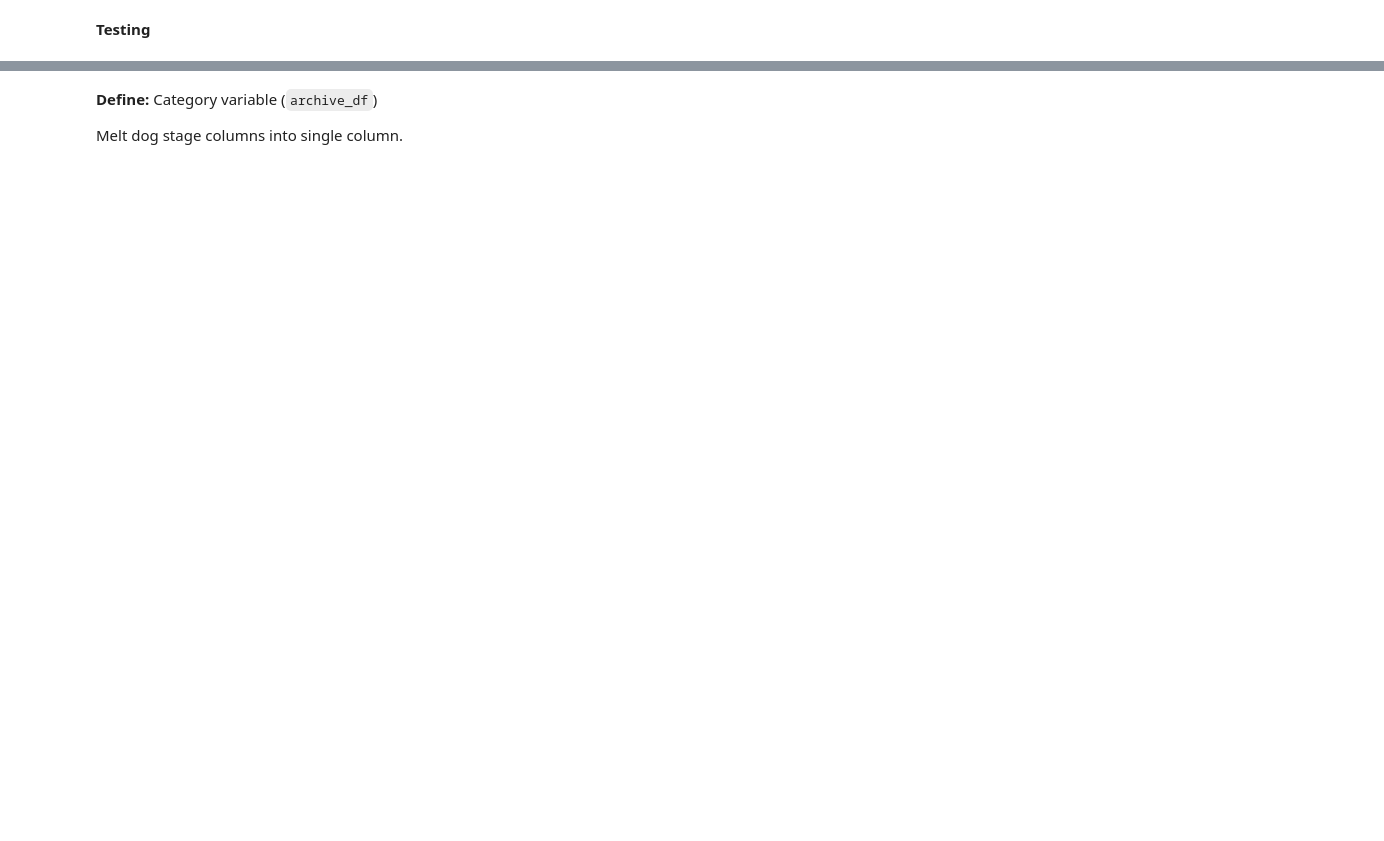
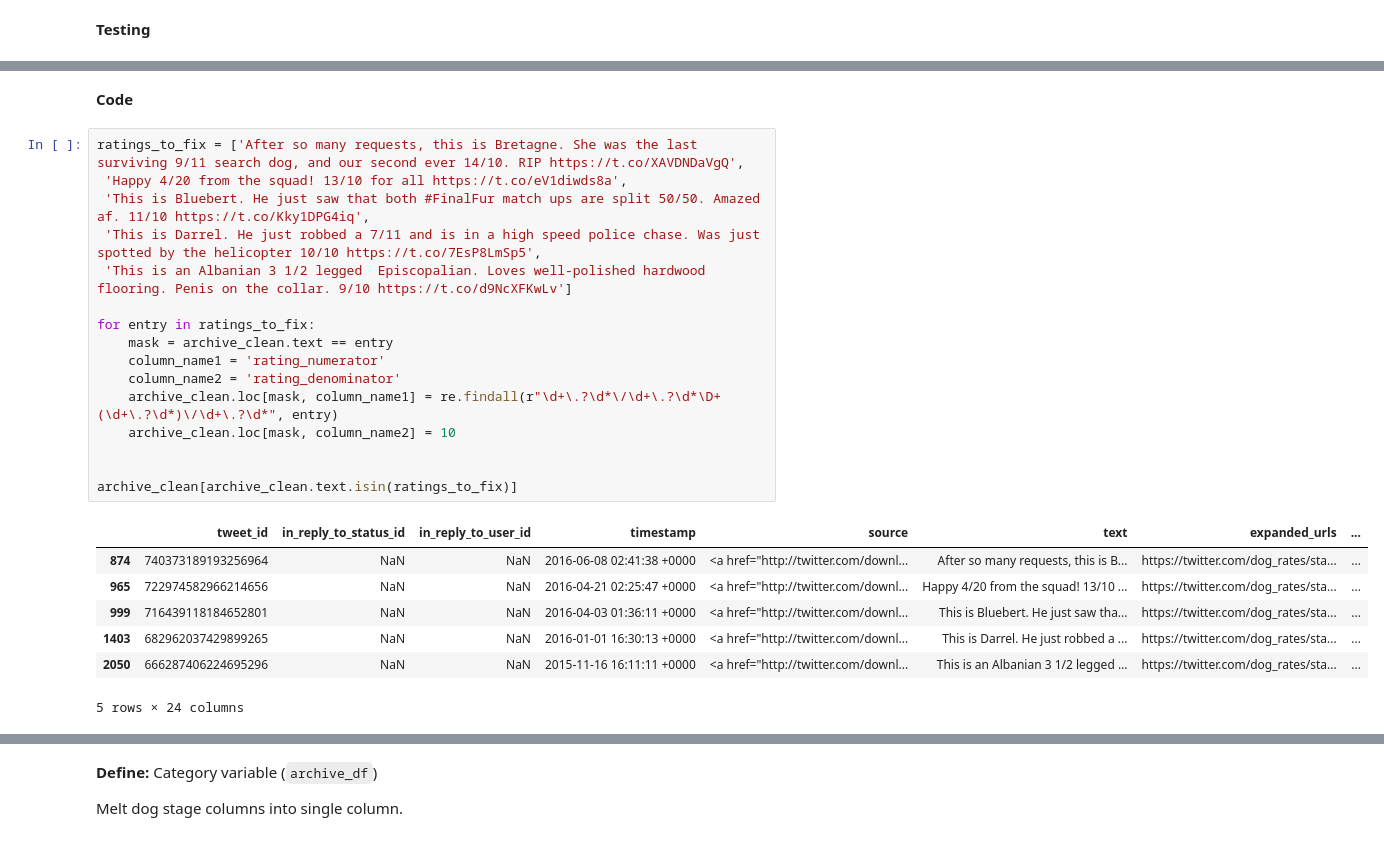
Before and after one commit to fords/Data_analyst, a Jupyter notebook: Data Wrangling/wrangle.ipynb, the cells around one changed output, grey strips where cells are left out. Cells and saved outputs as stored; diff of their text form; blank space fills up the shorter version.

```diff
--- a/Data Wrangling/wrangle.ipynb
+++ b/Data Wrangling/wrangle.ipynb
@@ -297,0 +469,26 @@ archive_clean[archive_clean.retweets.isnull()]
+# %% [markdown]
+**Code**
+# %%
+ratings_to_fix = ['After so many requests, this is Bretagne. She was the last surviving 9/11 search dog, and our second ever 14/10. RIP https://t.co/XAVDNDaVgQ',
+ 'Happy 4/20 from the squad! 13/10 for all https://t.co/eV1diwds8a',
+ 'This is Bluebert. He just saw that both #FinalFur match ups are split 50/50. Amazed af. 11/10 https://t.co/Kky1DPG4iq',
+ 'This is Darrel. He just robbed a 7/11 and is in a high speed police chase. Was just spotted by the helicopter 10/10 https://t.co/7EsP8LmSp5',
+ 'This is an Albanian 3 1/2 legged  Episcopalian. Loves well-polished hardwood flooring. Penis on the collar. 9/10 https://t.co/d9NcXFKwLv']
+
+for entry in ratings_to_fix:
+    mask = archive_clean.text == entry
+    column_name1 = 'rating_numerator'
+    column_name2 = 'rating_denominator'
+    archive_clean.loc[mask, column_name1] = re.findall(r"\d+\.?\d*\/\d+\.?\d*\D+(\d+\.?\d*)\/\d+\.?\d*", entry)
+    archive_clean.loc[mask, column_name2] = 10
+
+
+archive_clean[archive_clean.text.isin(ratings_to_fix)]
+# %% [output]
+|  | tweet_id | in_reply_to_status_id | in_reply_to_user_id | timestamp | source | text | expanded_urls | ... |
+| 874 | 740373189193256964 | NaN | NaN | 2016-06-08 02:41:38 +0000 | <a href="http://twitter.com/downl... | After so many requests, this is B... | https://twitter.com/dog_rates/sta... | ... |
+| 965 | 722974582966214656 | NaN | NaN | 2016-04-21 02:25:47 +0000 | <a href="http://twitter.com/downl... | Happy 4/20 from the squad! 13/10 ... | https://twitter.com/dog_rates/sta... | ... |
+| 999 | 716439118184652801 | NaN | NaN | 2016-04-03 01:36:11 +0000 | <a href="http://twitter.com/downl... | This is Bluebert. He just saw tha... | https://twitter.com/dog_rates/sta... | ... |
+| 1403 | 682962037429899265 | NaN | NaN | 2016-01-01 16:30:13 +0000 | <a href="http://twitter.com/downl... | This is Darrel. He just robbed a ... | https://twitter.com/dog_rates/sta... | ... |
+| 2050 | 666287406224695296 | NaN | NaN | 2015-11-16 16:11:11 +0000 | <a href="http://twitter.com/downl... | This is an Albanian 3 1/2 legged ... | https://twitter.com/dog_rates/sta... | ... |
+5 rows × 24 columns
```
Also changed, not shown: parts of 66 cells of this notebook.
